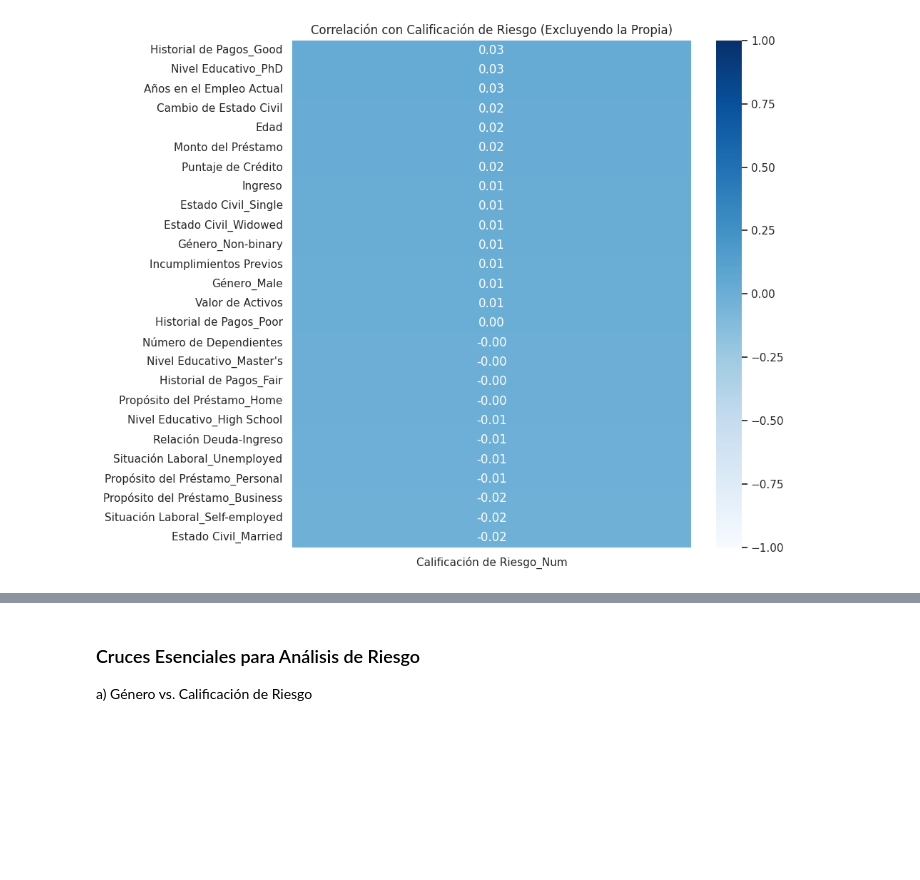
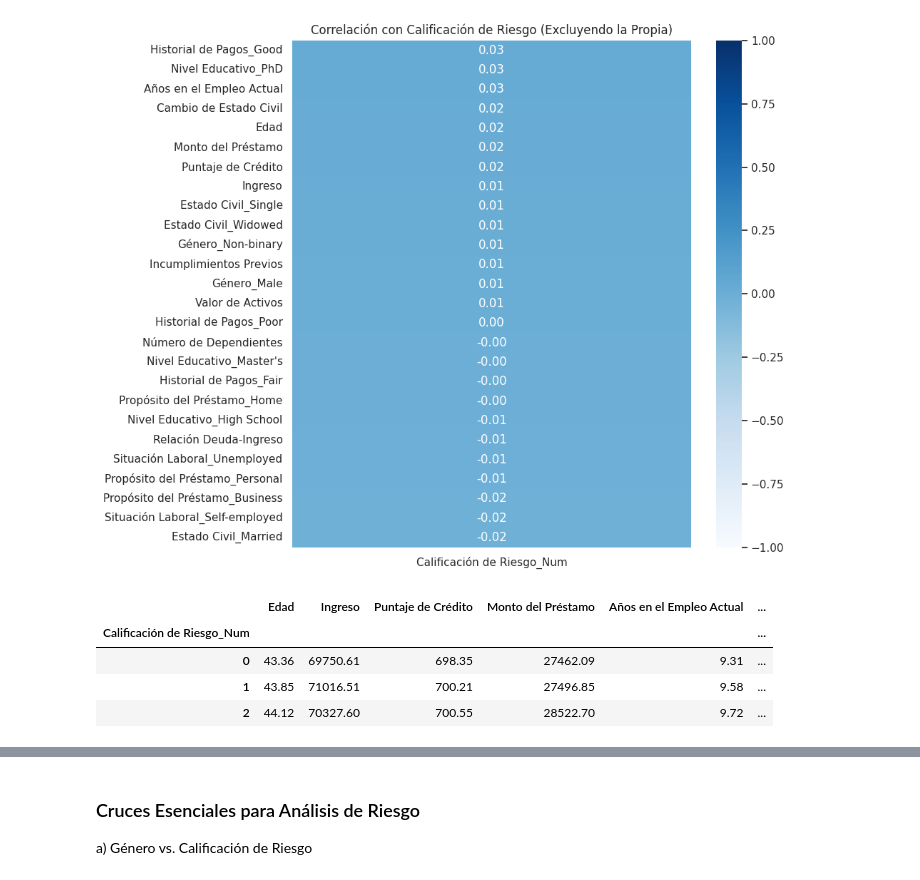
Before and after one commit to Jab-bee/Calificaciones, a Jupyter notebook: Trabajo_Final_IA_Grupo_4_.ipynb, the cells around one changed output, grey strips where cells are left out. Cells and saved outputs as stored; diff of their text form; code cells hidden in the pictures; blank space fills up the shorter version.

```diff
--- a/Trabajo_Final_IA_Grupo_4_.ipynb
+++ b/Trabajo_Final_IA_Grupo_4_.ipynb
@@ -518,3 +516,20 @@ plt.tight_layout()
 plt.show()
 # %% [output]
 [figure]
+# %%
+# Agrupar por calificación de riesgo
+promedios_numericos = df.groupby('Calificación de Riesgo_Num')[numericos].mean().round(2)
+
+# Moda para variables categóricas por nivel de riesgo
+moda_categoricas = df.groupby('Calificación de Riesgo_Num')[categoricas].agg(lambda x: x.mode().iloc[0])
+
+# Combinar perfil promedio por riesgo
+perfil_promedio = promedios_numericos.join(moda_categoricas)
+
+perfil_promedio
+# %% [output]
+|  | Edad | Ingreso | Puntaje de Crédito | Monto del Préstamo | Años en el Empleo Actual | ... |
+| Calificación de Riesgo_Num |  |  |  |  |  | ... |
+| 0 | 43.36 | 69750.61 | 698.35 | 27462.09 | 9.31 | ... |
+| 1 | 43.85 | 71016.51 | 700.21 | 27496.85 | 9.58 | ... |
+| 2 | 44.12 | 70327.60 | 700.55 | 28522.70 | 9.72 | ... |
```
Also changed, not shown: parts of 19 cells of this notebook.
